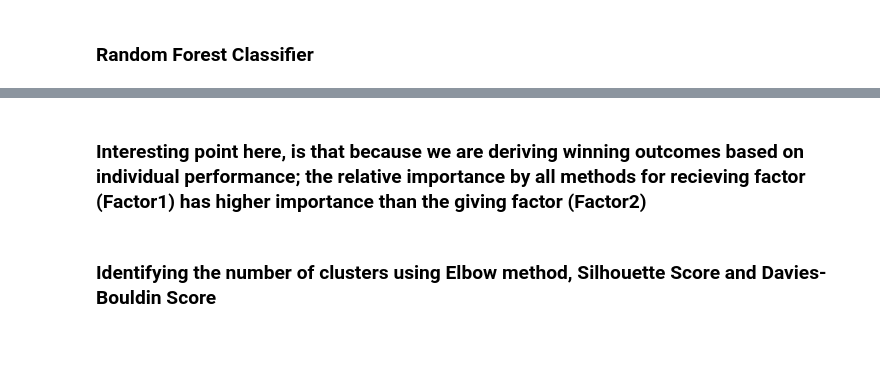
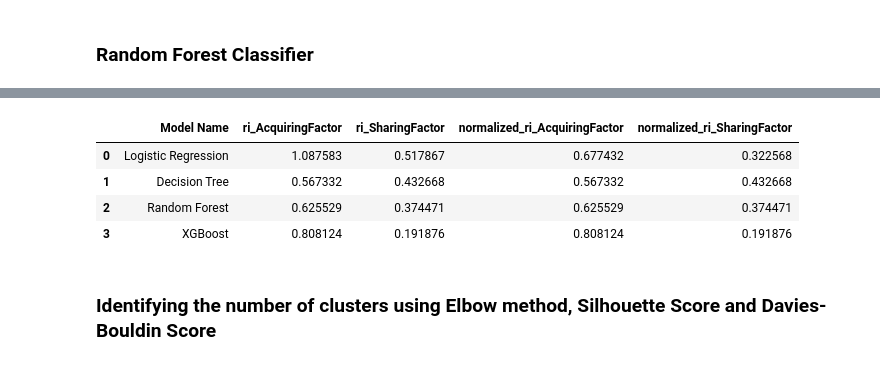
Before and after one commit to TDI-Lab/Collective-Intelligence-LoL, a Jupyter notebook: notebooks/individualPerformanceFactorAnalysis.ipynb, the cells around one changed output, grey strips where cells are left out. Cells and saved outputs as stored; diff of their text form; code cells hidden in the pictures.

```diff
--- a/notebooks/individualPerformanceFactorAnalysis.ipynb
+++ b/notebooks/individualPerformanceFactorAnalysis.ipynb
@@ -510,21 +544,0 @@ loadings_df
-# %%
-# Use BLR on computed factor scores
-y = individualDF['win']
-X = factor_scores_df
-
-print(X.shape)
-print(y.shape)
-
-# splitting games into train-test split
-X_train, X_test, y_train, y_test = train_test_split(X, y, test_size=0.2, random_state=42)
-
-# Fit the model
-model = LogisticRegression(solver='lbfgs', max_iter=400)
-model.fit(X_train, y_train) # use X_train_scaled to fit instead
-
-features_names = X_train.columns
-coefficients = model.coef_
-importances = coefficients[0]
-blr_feature_importances = dict(zip(features_names, importances))
-
-y_pred = model.predict(X_test)
@@ -620,2 +544,0 @@ print('XGB Classification Report:\n', class_report)
-# %% [markdown]
-### Interesting point here, is that because we are deriving winning outcomes based on individual performance; the relative importance by all methods for recieving factor (Factor1) has higher importance than the giving factor (Factor2)
@@ -628,0 +545,30 @@ factor_scores_with_individuals
+# %%
+# Store the feature importance values of each model into a dataframe
+data = {
+    'Model Name': ['Binary Logistic Regression', 'Decision Tree', 'Random Forest', 'XGBoost'],
+    'ri_AcquiringFactor': [
+        float(blr_feature_importances['AcquiringFactor']),
+        float(feature_importances['AcquiringFactor']),
+        float(rf_feature_importances['AcquiringFactor']),
+        float(xgb_feature_importances['AcquiringFactor'])
+    ],
+    'ri_SharingFactor': [
+        float(blr_feature_importances['SharingFactor']),
+        float(feature_importances['SharingFactor']),
+        float(rf_feature_importances['SharingFactor']),
+        float(xgb_feature_importances['SharingFactor'])
+    ]
+}
+
+feature_importance_df = pd.DataFrame(data)
+
+feature_importance_df['normalized_ri_AcquiringFactor'] = feature_importance_df['ri_AcquiringFactor'] / (feature_importance_df['ri_AcquiringFactor'] + feature_importance_df['ri_SharingFactor'])
+feature_importance_df['normalized_ri_SharingFactor'] = feature_importance_df['ri_SharingFactor'] / (feature_importance_df['ri_AcquiringFactor'] + feature_importance_df['ri_SharingFactor'])
+
+feature_importance_df
+# %% [output]
+|  | Model Name | ri_AcquiringFactor | ri_SharingFactor | normalized_ri_AcquiringFactor | normalized_ri_SharingFactor |
+| 0 | Logistic Regression | 1.087583 | 0.517867 | 0.677432 | 0.322568 |
+| 1 | Decision Tree | 0.567332 | 0.432668 | 0.567332 | 0.432668 |
+| 2 | Random Forest | 0.625529 | 0.374471 | 0.625529 | 0.374471 |
+| 3 | XGBoost | 0.808124 | 0.191876 | 0.808124 | 0.191876 |
```
Also changed, not shown: parts of 35 cells of this notebook, 1 other file.
